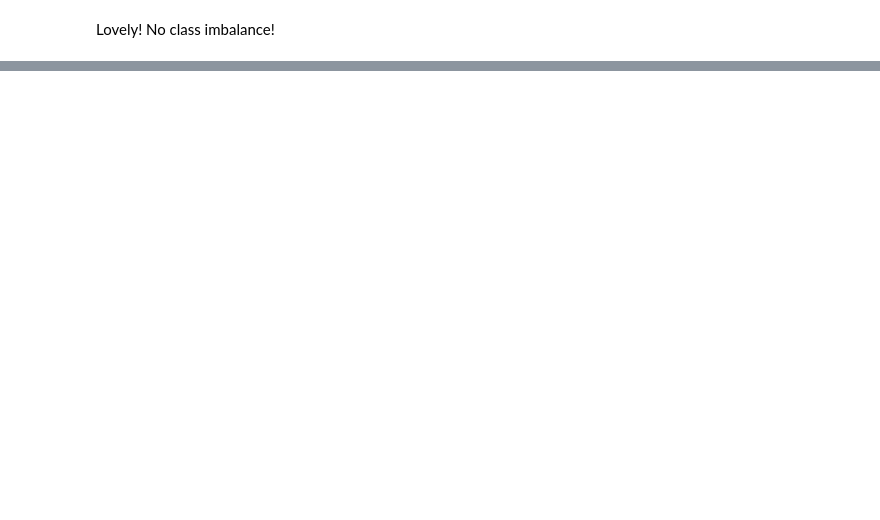
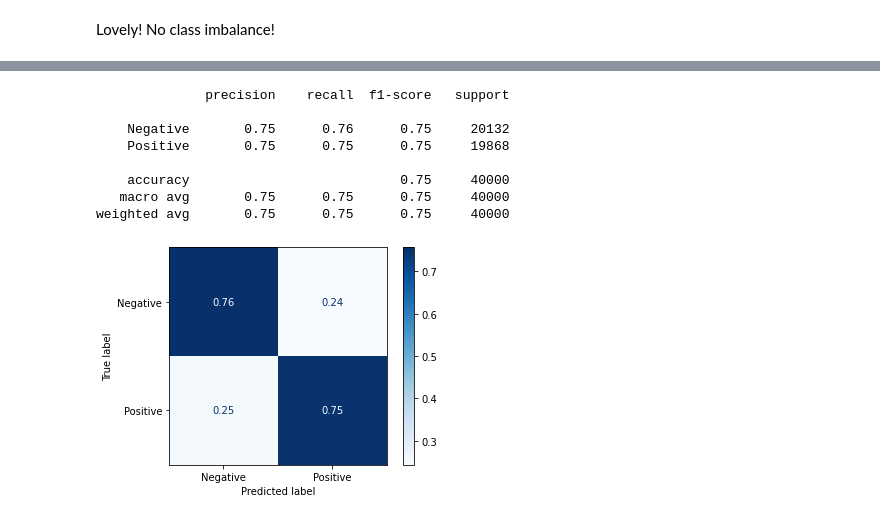
Before and after one commit to singsang2/capstone-twitter-analysis, a Jupyter notebook: Models.ipynb, the cells around one changed output, grey strips where cells are left out. Drawn from its saved outputs; the diff is of its cells as text; code cells hidden in the pictures; blank space fills up the shorter version.

```diff
--- a/Models.ipynb
+++ b/Models.ipynb
@@ -74,10 +75,10 @@ X = permanent['text']
 y = permanent['sentiment']
 
 # Splits test set
-X_train, X_test, y_train, y_test = train_test_split(X, y, random_state=42)
+X_train, X_test, y_train, y_test = train_test_split(X, y, train_size=0.005, random_state=42)
 
 # Splits traint set into train and validation set
-# X_train, X_val, y_train, y_val = train_test_split(X_train, y_train, random_state=42)
+# X_train, X_val, y_train, y_val = train_test_split(X_train, y_train, train_size=0.70, random_state=42)
 # %%
 # Initiates models
 nb = MultinomialNB()
@@ -89,0 +86,2 @@ AttributeError: module 'src.useful_codes' has no attribute 'evaluate_binary_mode
+# %%
+data = {'X': X_train, 'y': y_train}
@@ -89,0 +93,21 @@ AttributeError: module 'src.useful_codes' has no attribute 'evaluate_binary_mode
+# %%
+"""
+tfidf = TfidfVectorizer(tokenizer=uc.clean_text,
+                        ngram_range=(1,3),
+                        max_features=2000,
+                        min_df=5, max_df=0.2)
+"""
+nb_tfidf_model, report = uc.evaluate_binary_model(label='NB_lg_tfidf',
+                                                  model='NB',
+                                                  vectorizer=tfidf,
+                                                  data=data)
+# %% [output]
+              precision    recall  f1-score   support
+
+    Negative       0.75      0.76      0.75     20132
+    Positive       0.75      0.75      0.75     19868
+
+    accuracy                           0.75     40000
+   macro avg       0.75      0.75      0.75     40000
+weighted avg       0.75      0.75      0.75     40000
+[figure, added]
```
Also changed, not shown: parts of 21 cells of this notebook, 4 other files.
